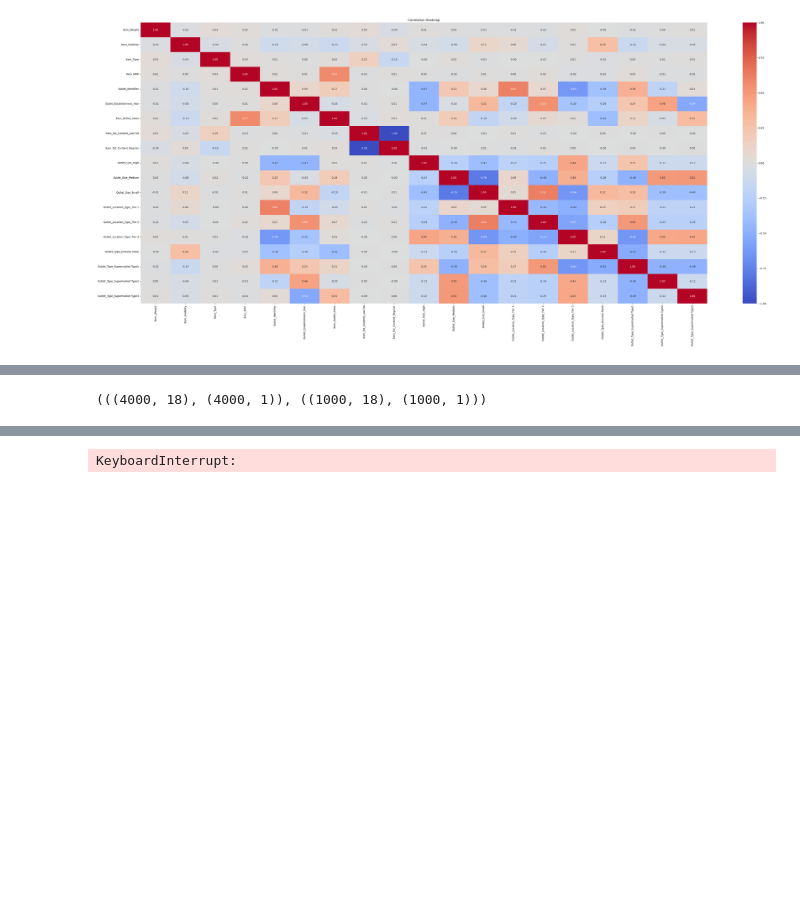
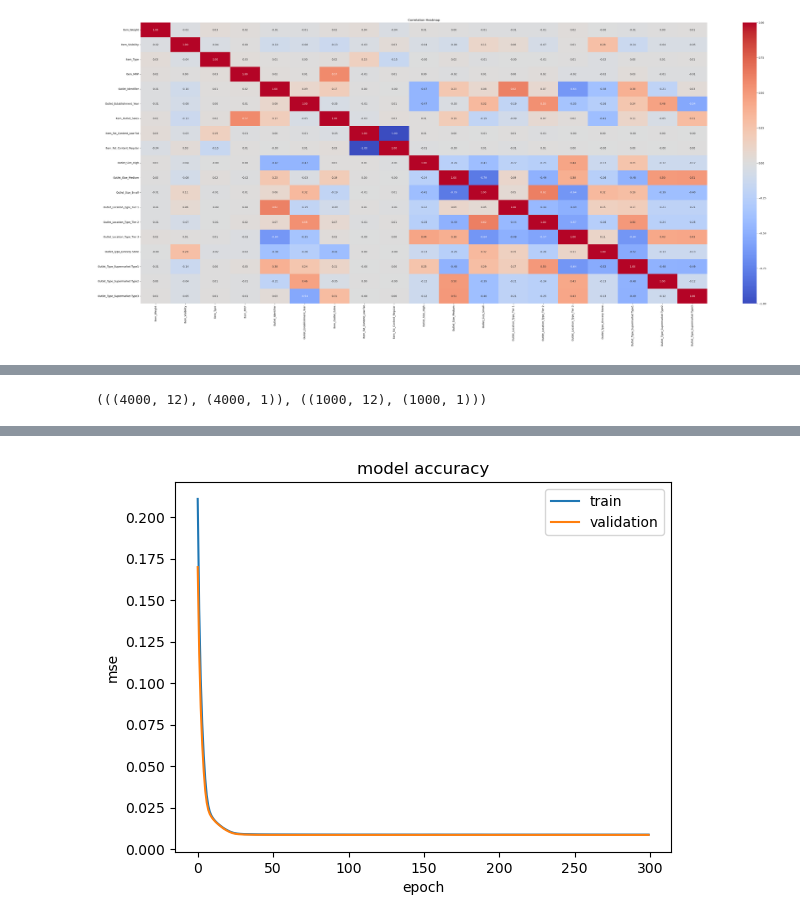
Before and after one commit to jlang62/machine-learning-exercises, a Jupyter notebook: exam/notebooks/Problem4_new.ipynb, the cells around one changed output, grey strips where cells are left out. Cells and saved outputs as stored; diff of their text form; code cells hidden in the pictures; blank space fills up the shorter version.

```diff
--- a/exam/notebooks/Problem4_new.ipynb
+++ b/exam/notebooks/Problem4_new.ipynb
@@ -470,3 +470,8 @@ plt.title('Correlation Heatmap')
 plt.show()
 # %% [output]
 [figure]
+# %%
+# get the correlation of the features in the dataset of Item_Outlet_Sales
+features = df_encoded.corr()['Item_Outlet_Sales'].sort_values(ascending=False)
+best_features = [item for item in features.index if item != 'Item_Outlet_Sales' and features[item] > 0.05 or features[item] < -0.05]
+best_features
@@ -473,10 +491,10 @@ plt.show()
 # %%
 # Split the data into train and test sets
-X_train, X_test, y_train, y_test = train_test_split(X, y, test_size=0.2, random_state=42)
+X_train, X_test, y_train, y_test = train_test_split(X[best_features], y, test_size=0.2, random_state=42)
 # shape of training and validation set
 (X_train.shape, y_train.shape), (X_test.shape, y_test.shape)
 # %% [output]
-(((4000, 18), (4000, 1)), ((1000, 18), (1000, 1)))
+(((4000, 12), (4000, 1)), ((1000, 12), (1000, 1)))
 # %%
 import os
 import time
@@ -547,5 +565,5 @@ def runModel(inputNeurons, outputNeurons, numHiddLayers, numNeurons, learningRat
 
     return createLogEntry(inputNeurons, outputNeurons, numHiddLayers, numNeurons, learningRate, epochs, r2Score, mse, loss, batchSize, run_time)
 # %%
-runModel(inputNeurons=X_train.shape[1], outputNeurons=1, numHiddLayers=2, numNeurons=64, learningRate=0.00001, epochs=400, batchSize=8)
+runModel(inputNeurons=X_train.shape[1], outputNeurons=1, numHiddLayers=3, numNeurons=128, learningRate=0.00001, epochs=300, batchSize=64)
 # %% [output]
@@ -569 +587 @@ Epoch 97/1000
-KeyboardInterrupt:
+[figure, added]
```
Also changed, not shown: parts of 2 cells of this notebook, 4 other files.
